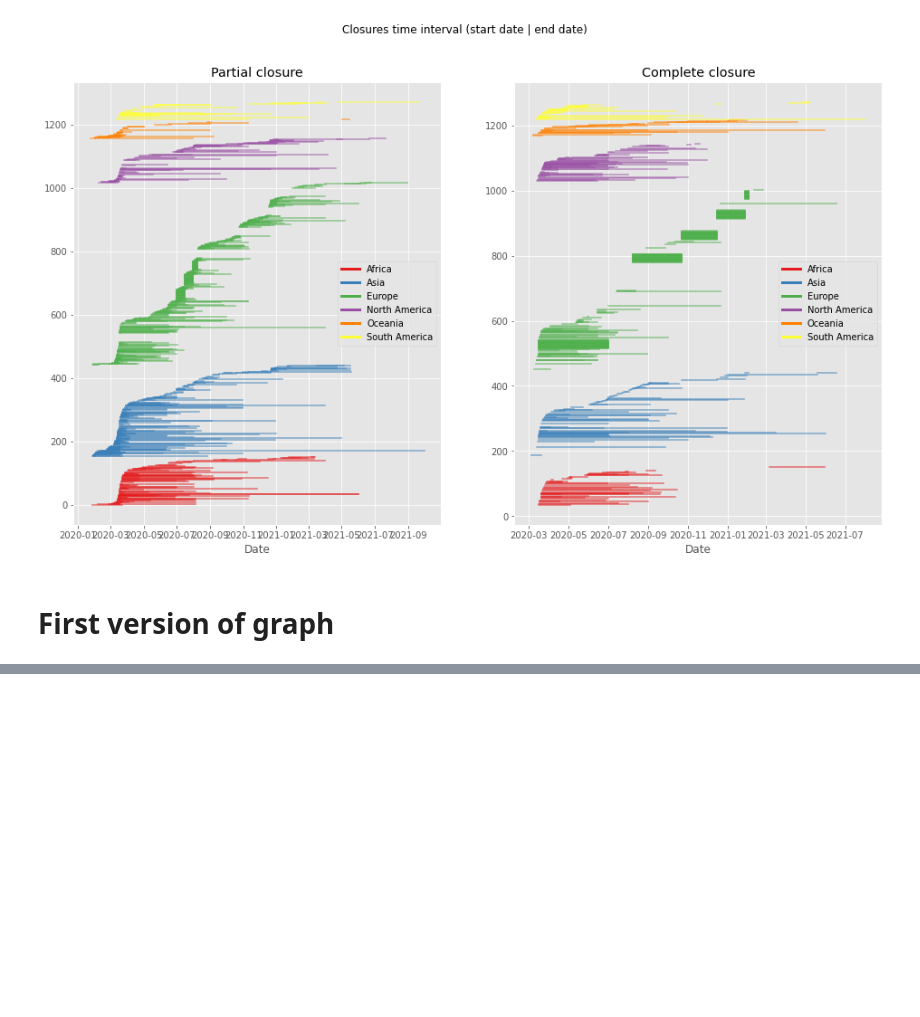
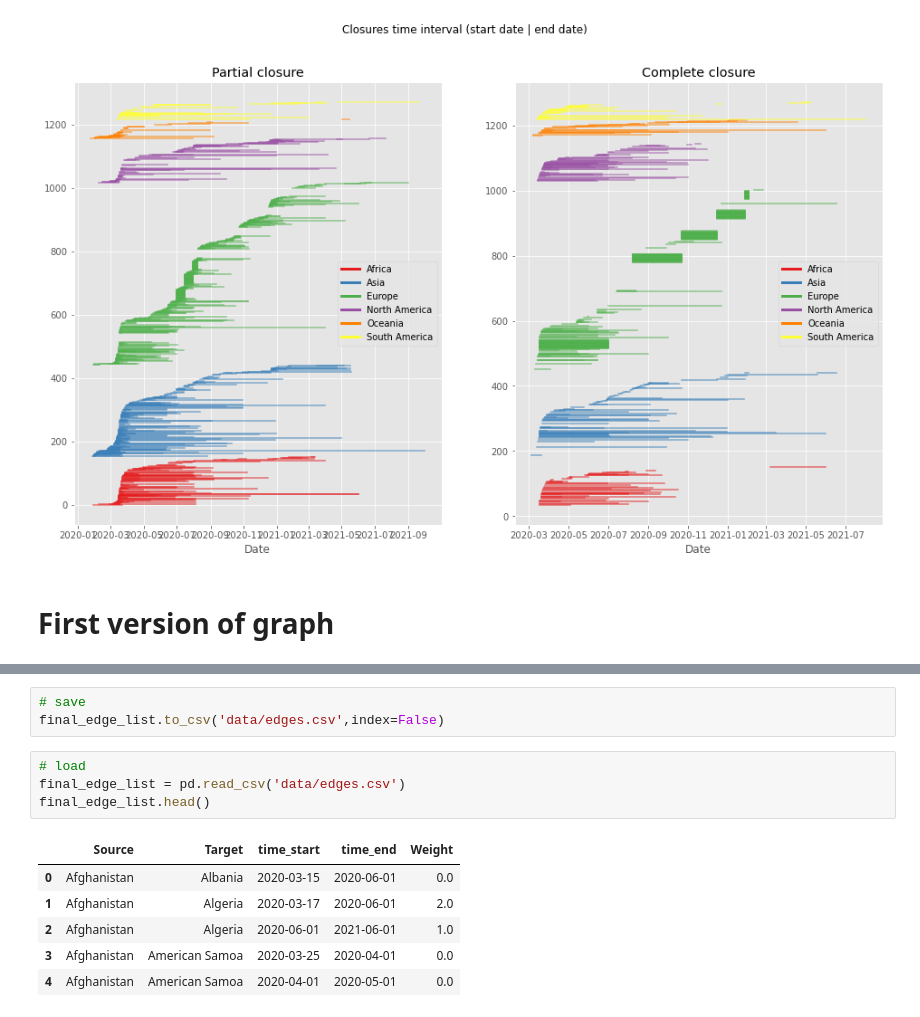
Before and after one commit to GiovaniValdrighi/covid-travels-network, a Jupyter notebook: preprocessing.ipynb, the cells around one changed output, grey strips where cells are left out. Drawn from its saved outputs; the diff is of its cells as text; blank space fills up the shorter version.

```diff
--- a/preprocessing.ipynb
+++ b/preprocessing.ipynb
@@ -327,0 +319,14 @@ pp.visualisation.export_html(temp_net, filename='data/temp_net_1.html', **style)
+# %%
+# save
+final_edge_list.to_csv('data/edges.csv',index=False)
+# %%
+# load
+final_edge_list = pd.read_csv('data/edges.csv')
+final_edge_list.head()
+# %% [output]
+|  | Source | Target | time_start | time_end | Weight |
+| 0 | Afghanistan | Albania | 2020-03-15 | 2020-06-01 | 0.0 |
+| 1 | Afghanistan | Algeria | 2020-03-17 | 2020-06-01 | 2.0 |
+| 2 | Afghanistan | Algeria | 2020-06-01 | 2021-06-01 | 1.0 |
+| 3 | Afghanistan | American Samoa | 2020-03-25 | 2020-04-01 | 0.0 |
+| 4 | Afghanistan | American Samoa | 2020-04-01 | 2020-05-01 | 0.0 |
```
Also changed, not shown: parts of 19 cells of this notebook.
